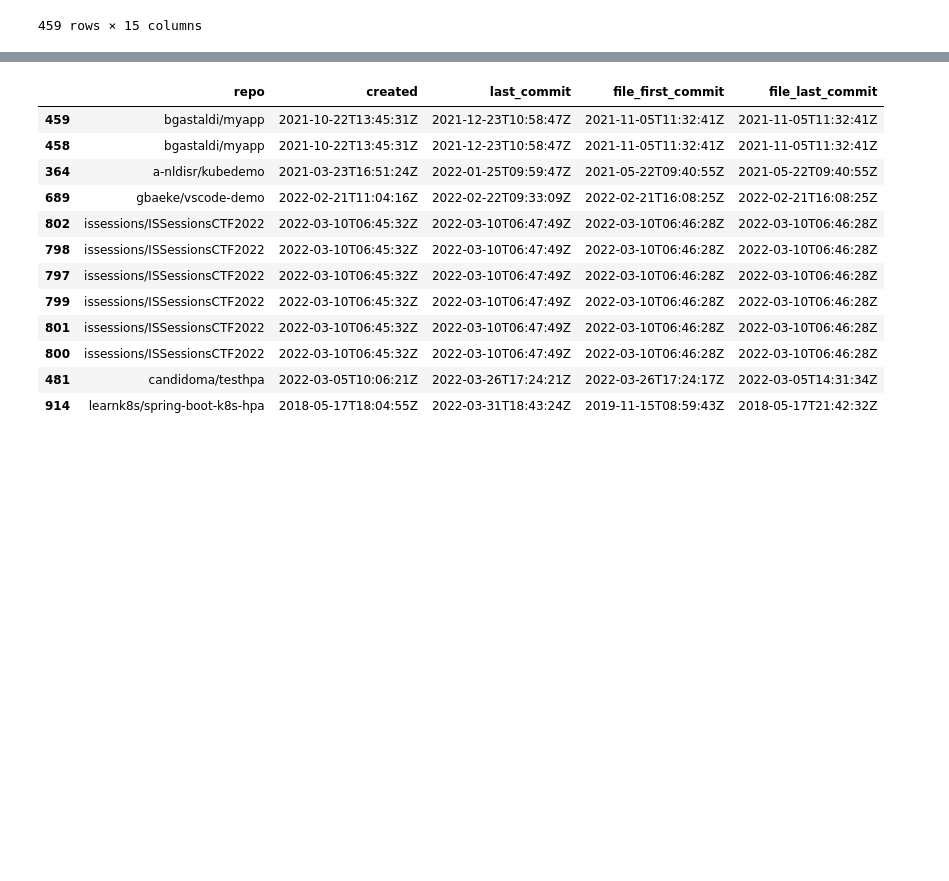
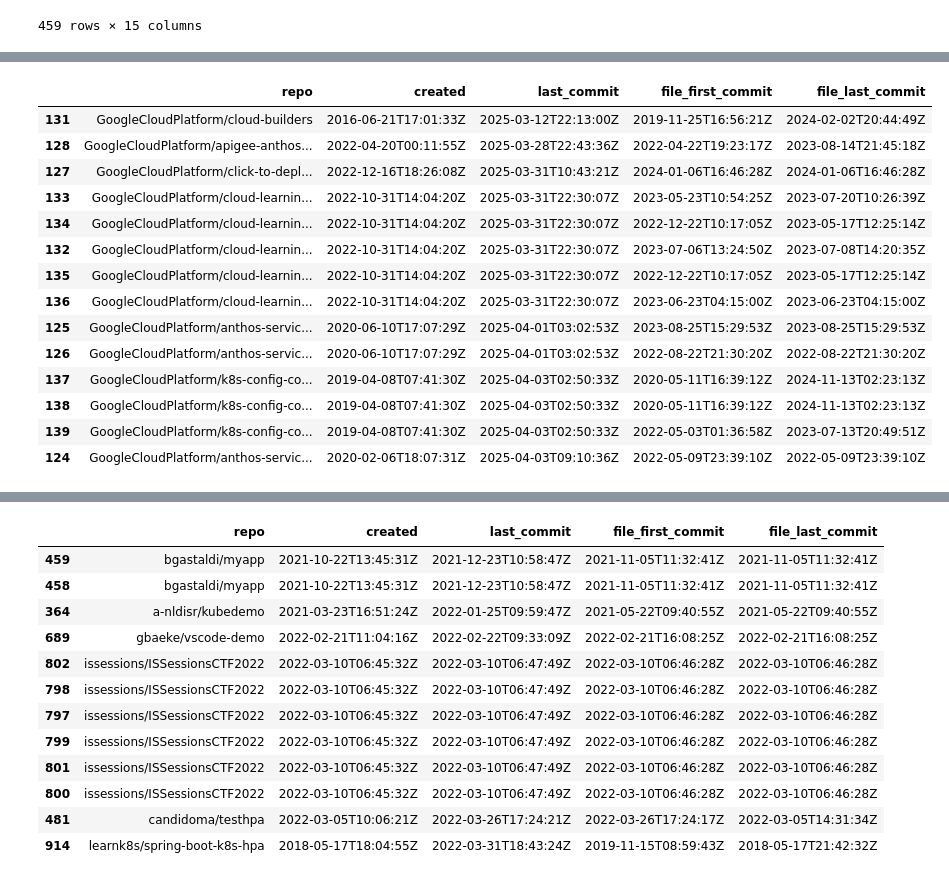
Before and after one commit to xisberto/hpa_usage, a Jupyter notebook: hpa_classify.ipynb, the cells around one changed output, grey strips where cells are left out. Saved outputs shown, nothing was run; the diff lists cells and outputs as text; code cells hidden in the pictures; blank space fills up the shorter version.

```diff
--- a/hpa_classify.ipynb
+++ b/hpa_classify.ipynb
@@ -944,4 +937,22 @@ Name: 513, dtype: object
 # %%
 df_commit_marks_ordered = df_commit_marks.sort_values('last_commit', inplace=False, ignore_index=False, ascending=True)
+# %%
+df_commit_marks_ordered[df_commit_marks_ordered['repo'].str.startswith('GoogleCloudPlatform')]
+# %% [output]
+|  | repo | created | last_commit | file_first_commit | file_last_commit |
+| 131 | GoogleCloudPlatform/cloud-builders | 2016-06-21T17:01:33Z | 2025-03-12T22:13:00Z | 2019-11-25T16:56:21Z | 2024-02-02T20:44:49Z |
+| 128 | GoogleCloudPlatform/apigee-anthos... | 2022-04-20T00:11:55Z | 2025-03-28T22:43:36Z | 2022-04-22T19:23:17Z | 2023-08-14T21:45:18Z |
+| 127 | GoogleCloudPlatform/click-to-depl... | 2022-12-16T18:26:08Z | 2025-03-31T10:43:21Z | 2024-01-06T16:46:28Z | 2024-01-06T16:46:28Z |
+| 133 | GoogleCloudPlatform/cloud-learnin... | 2022-10-31T14:04:20Z | 2025-03-31T22:30:07Z | 2023-05-23T10:54:25Z | 2023-07-20T10:26:39Z |
+| 134 | GoogleCloudPlatform/cloud-learnin... | 2022-10-31T14:04:20Z | 2025-03-31T22:30:07Z | 2022-12-22T10:17:05Z | 2023-05-17T12:25:14Z |
+| 132 | GoogleCloudPlatform/cloud-learnin... | 2022-10-31T14:04:20Z | 2025-03-31T22:30:07Z | 2023-07-06T13:24:50Z | 2023-07-08T14:20:35Z |
+| 135 | GoogleCloudPlatform/cloud-learnin... | 2022-10-31T14:04:20Z | 2025-03-31T22:30:07Z | 2022-12-22T10:17:05Z | 2023-05-17T12:25:14Z |
+| 136 | GoogleCloudPlatform/cloud-learnin... | 2022-10-31T14:04:20Z | 2025-03-31T22:30:07Z | 2023-06-23T04:15:00Z | 2023-06-23T04:15:00Z |
+| 125 | GoogleCloudPlatform/anthos-servic... | 2020-06-10T17:07:29Z | 2025-04-01T03:02:53Z | 2023-08-25T15:29:53Z | 2023-08-25T15:29:53Z |
+| 126 | GoogleCloudPlatform/anthos-servic... | 2020-06-10T17:07:29Z | 2025-04-01T03:02:53Z | 2022-08-22T21:30:20Z | 2022-08-22T21:30:20Z |
+| 137 | GoogleCloudPlatform/k8s-config-co... | 2019-04-08T07:41:30Z | 2025-04-03T02:50:33Z | 2020-05-11T16:39:12Z | 2024-11-13T02:23:13Z |
+| 138 | GoogleCloudPlatform/k8s-config-co... | 2019-04-08T07:41:30Z | 2025-04-03T02:50:33Z | 2020-05-11T16:39:12Z | 2024-11-13T02:23:13Z |
+| 139 | GoogleCloudPlatform/k8s-config-co... | 2019-04-08T07:41:30Z | 2025-04-03T02:50:33Z | 2022-05-03T01:36:58Z | 2023-07-13T20:49:51Z |
+| 124 | GoogleCloudPlatform/anthos-servic... | 2020-02-06T18:07:31Z | 2025-04-03T09:10:36Z | 2022-05-09T23:39:10Z | 2022-05-09T23:39:10Z |
 # %%
 def repo_timeline_plot(df):
```
Also changed, not shown: parts of 13 cells of this notebook.
